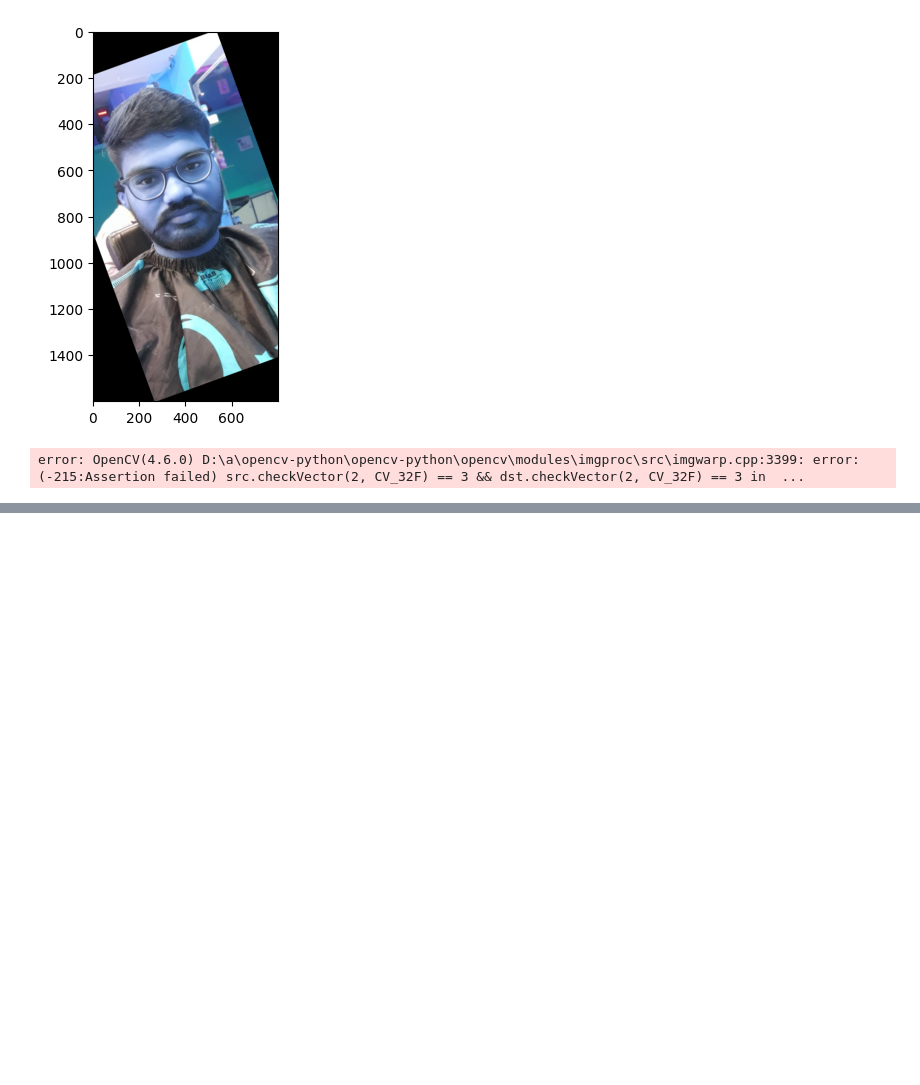
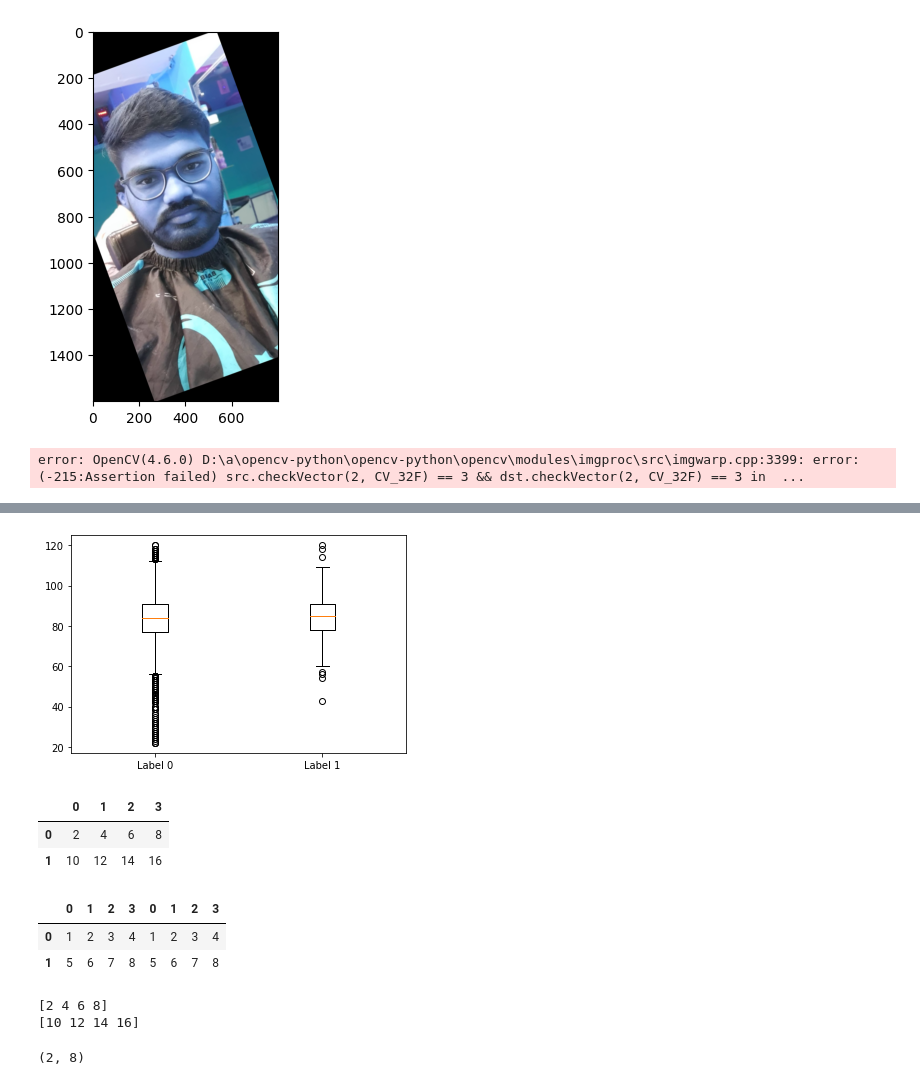
Before and after one commit to AdarshG-Uncg/bdml_610_project, a Jupyter notebook: exploration ipynb files/ex1.ipynb, the cells around one changed output, grey strips where cells are left out. Cells and saved outputs as stored; diff of their text form; code cells hidden in the pictures; blank space fills up the shorter version.

```diff
--- a/exploration ipynb files/ex1.ipynb
+++ b/exploration ipynb files/ex1.ipynb
@@ -511,0 +552,6 @@ error: OpenCV(4.6.0) D:\a\opencv-python\opencv-python\opencv\modules\imgproc\src
+# %%
+plt.boxplot([df0['0'],df1['0']])
+plt.xticks([1,2],['Label 0','Label 1'])
+plt.savefig('box_plot_label_feature0.png')
+# %% [output]
+[figure, added]
@@ -511,0 +571,23 @@ error: OpenCV(4.6.0) D:\a\opencv-python\opencv-python\opencv\modules\imgproc\src
+# %%
+d1
+# %% [output]
+|  | 0 | 1 | 2 | 3 |
+| 0 | 2 | 4 | 6 | 8 |
+| 1 | 10 | 12 | 14 | 16 |
+# %%
+pd.concat([d1,d1],axis=1)
+# %% [output]
+|  | 0 | 1 | 2 | 3 | 0 | 1 | 2 | 3 |
+| 0 | 1 | 2 | 3 | 4 | 1 | 2 | 3 | 4 |
+| 1 | 5 | 6 | 7 | 8 | 5 | 6 | 7 | 8 |
+# %%
+for i in range(d1.shape[0]):
+    x1 = d1.loc[i]
+    print(np.array(x1))
+# %% [output]
+[2 4 6 8]
+[10 12 14 16]
+# %%
+np.array([a,a]).shape
+# %% [output]
+(2, 8)
```
Also changed, not shown: parts of 15 cells of this notebook, 3 other files.
